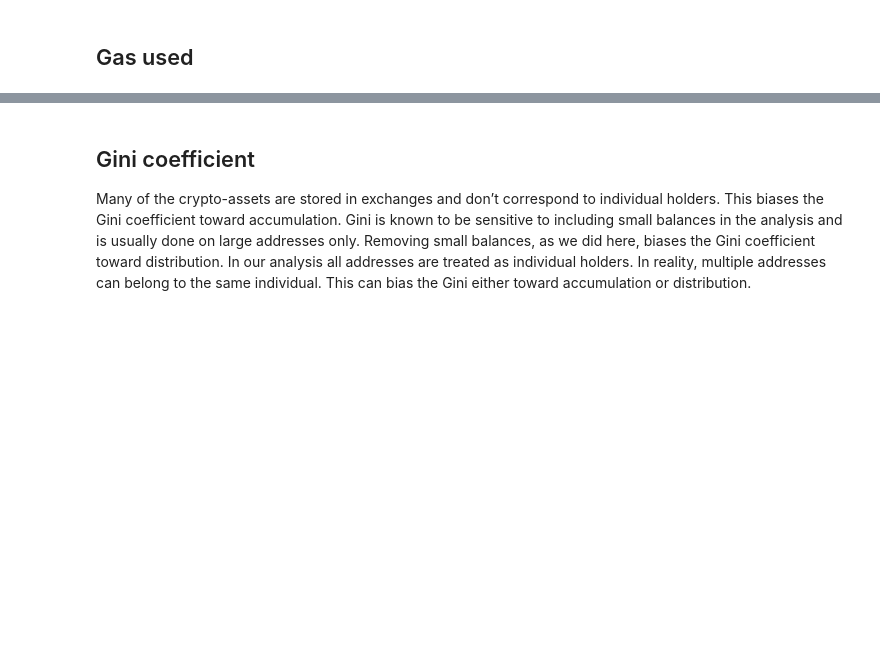
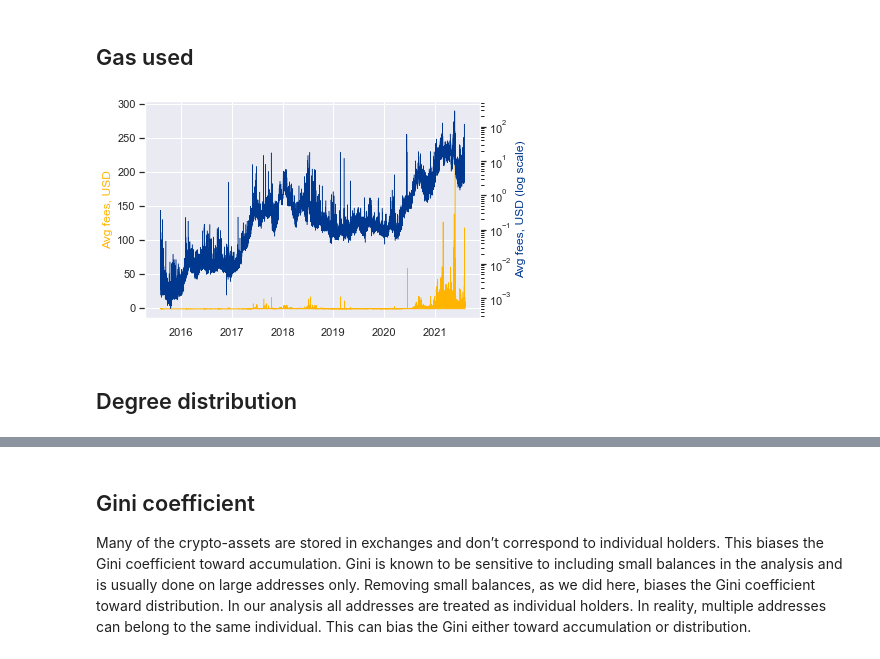
Before and after one commit to frebls/crypto-on-chain, a Jupyter notebook: data_analysis/EDA.ipynb, the cells around one changed output, grey strips where cells are left out. Cells and saved outputs as stored; diff of their text form; code cells hidden in the pictures; blank space fills up the shorter version.

```diff
--- a/data_analysis/EDA.ipynb
+++ b/data_analysis/EDA.ipynb
@@ -161,0 +251,15 @@ order by date
+# %%
+fig, ax1 = plt.subplots()
+
+ax1.fill_between(fee.date, fee.avg_fee_usd, color = pal[1], linewidth = .5)
+ax1.set_ylabel('Avg fees, USD', color = pal[1])
+
+ax2 = ax1.twinx()
+ax2.plot(fee.date, fee.avg_fee_usd, color = pal[0], linewidth = .5)
+ax2.set_ylabel('Avg fees, USD (log scale)', color = pal[0])
+ax2.set_yscale('log')
+ax2.grid(False)
+# %% [output]
+[figure, added]
+# %% [markdown]
+## Degree distribution
```
Also changed, not shown: parts of 25 cells of this notebook.
